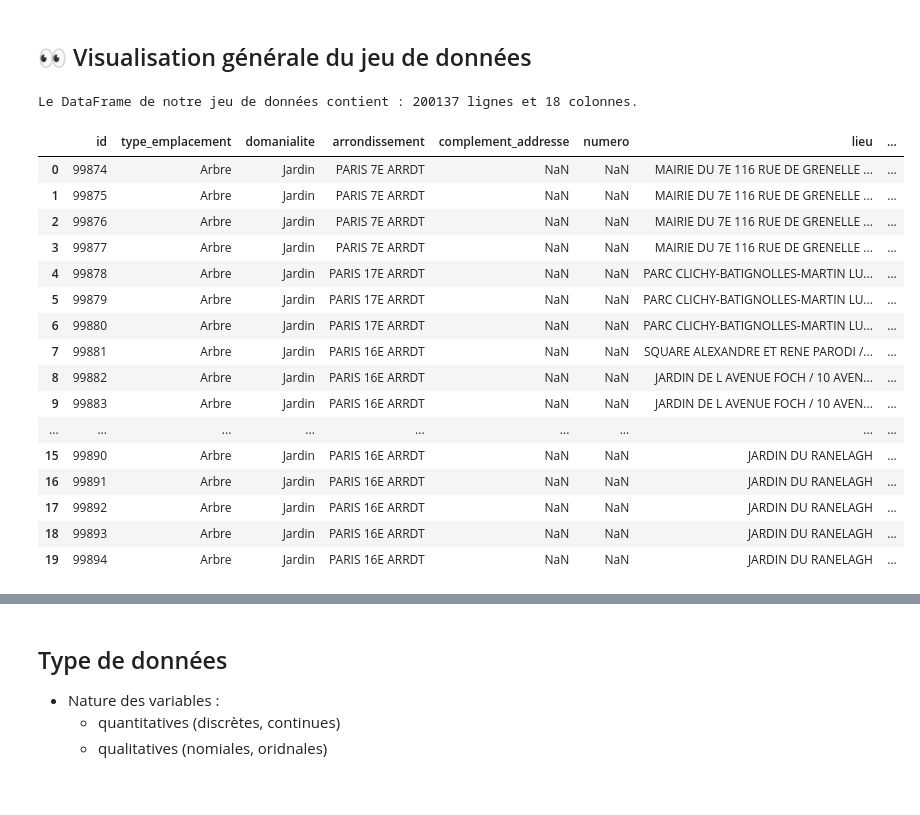
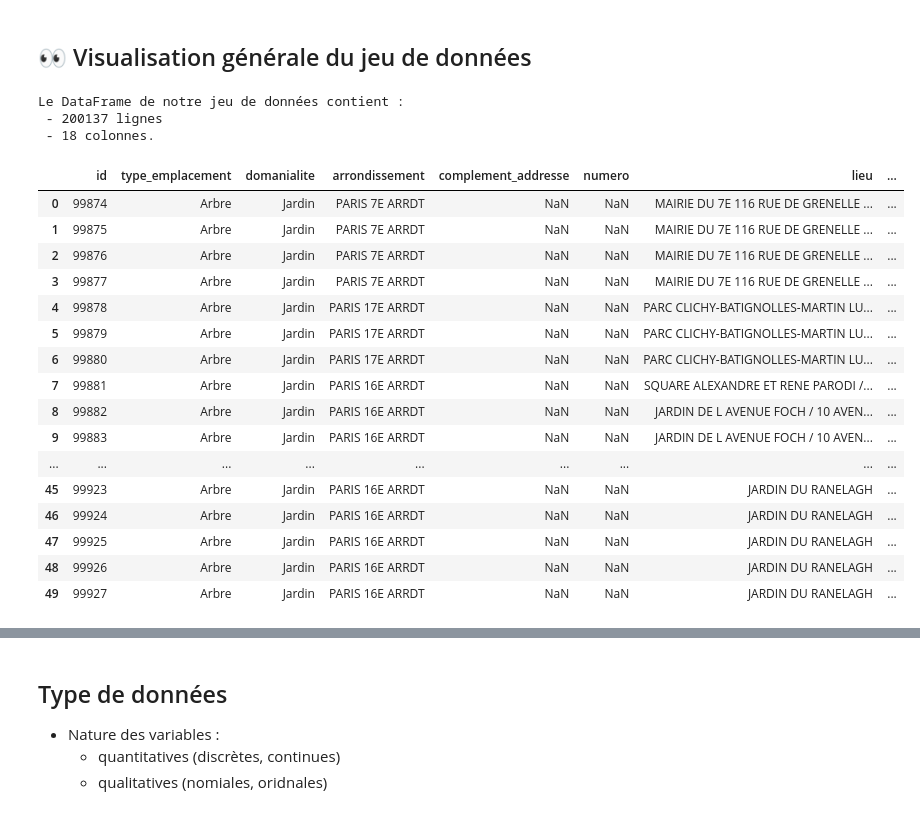
Before and after one commit to DavidScanu/oc-ai-engineer-p02-participez-a-un-concours-sur-la-smart-city, a Jupyter notebook: notebook.ipynb, the cells around one changed output, grey strips where cells are left out. Saved outputs shown, nothing was run; the diff lists cells and outputs as text; code cells hidden in the pictures.

```diff
--- a/notebook.ipynb
+++ b/notebook.ipynb
@@ -12,27 +26,29 @@ import pandas as pd
 data = pd.read_csv(data_filepath, delimiter=";")
 # %%
 data.shape
-print(f"Le DataFrame de notre jeu de données contient : {data.shape[0]} lignes et {data.shape[1]} colonnes.")
+print(f"Le DataFrame de notre jeu de données contient : \n - {data.shape[0]} lignes \n - {data.shape[1]} colonnes.")
 # %% [output]
-Le DataFrame de notre jeu de données contient : 200137 lignes et 18 colonnes.
+Le DataFrame de notre jeu de données contient :
+ - 200137 lignes
+ - 18 colonnes.
 # %%
 # Visualisation d'un échantillon des données
-data.head(20)
+data.head(50)
 # %% [output]
 |  | id | type_emplacement | domanialite | arrondissement | complement_addresse | numero | lieu | ... |
 | 0 | 99874 | Arbre | Jardin | PARIS 7E ARRDT | NaN | NaN | MAIRIE DU 7E 116 RUE DE GRENELLE ... | ... |
 | 1 | 99875 | Arbre | Jardin | PARIS 7E ARRDT | NaN | NaN | MAIRIE DU 7E 116 RUE DE GRENELLE ... | ... |
 | 2 | 99876 | Arbre | Jardin | PARIS 7E ARRDT | NaN | NaN | MAIRIE DU 7E 116 RUE DE GRENELLE ... | ... |
 | 3 | 99877 | Arbre | Jardin | PARIS 7E ARRDT | NaN | NaN | MAIRIE DU 7E 116 RUE DE GRENELLE ... | ... |
 | 4 | 99878 | Arbre | Jardin | PARIS 17E ARRDT | NaN | NaN | PARC CLICHY-BATIGNOLLES-MARTIN LU... | ... |
 | 5 | 99879 | Arbre | Jardin | PARIS 17E ARRDT | NaN | NaN | PARC CLICHY-BATIGNOLLES-MARTIN LU... | ... |
 | 6 | 99880 | Arbre | Jardin | PARIS 17E ARRDT | NaN | NaN | PARC CLICHY-BATIGNOLLES-MARTIN LU... | ... |
 | 7 | 99881 | Arbre | Jardin | PARIS 16E ARRDT | NaN | NaN | SQUARE ALEXANDRE ET RENE PARODI /... | ... |
 | 8 | 99882 | Arbre | Jardin | PARIS 16E ARRDT | NaN | NaN | JARDIN DE L AVENUE FOCH / 10 AVEN... | ... |
 | 9 | 99883 | Arbre | Jardin | PARIS 16E ARRDT | NaN | NaN | JARDIN DE L AVENUE FOCH / 10 AVEN... | ... |
 | ... | ... | ... | ... | ... | ... | ... | ... | ... |
-| 15 | 99890 | Arbre | Jardin | PARIS 16E ARRDT | NaN | NaN | JARDIN DU RANELAGH | ... |
-| 16 | 99891 | Arbre | Jardin | PARIS 16E ARRDT | NaN | NaN | JARDIN DU RANELAGH | ... |
-| 17 | 99892 | Arbre | Jardin | PARIS 16E ARRDT | NaN | NaN | JARDIN DU RANELAGH | ... |
-| 18 | 99893 | Arbre | Jardin | PARIS 16E ARRDT | NaN | NaN | JARDIN DU RANELAGH | ... |
-| 19 | 99894 | Arbre | Jardin | PARIS 16E ARRDT | NaN | NaN | JARDIN DU RANELAGH | ... |
+| 45 | 99923 | Arbre | Jardin | PARIS 16E ARRDT | NaN | NaN | JARDIN DU RANELAGH | ... |
+| 46 | 99924 | Arbre | Jardin | PARIS 16E ARRDT | NaN | NaN | JARDIN DU RANELAGH | ... |
+| 47 | 99925 | Arbre | Jardin | PARIS 16E ARRDT | NaN | NaN | JARDIN DU RANELAGH | ... |
+| 48 | 99926 | Arbre | Jardin | PARIS 16E ARRDT | NaN | NaN | JARDIN DU RANELAGH | ... |
+| 49 | 99927 | Arbre | Jardin | PARIS 16E ARRDT | NaN | NaN | JARDIN DU RANELAGH | ... |
```
Also changed, not shown: parts of 60 cells of this notebook.
